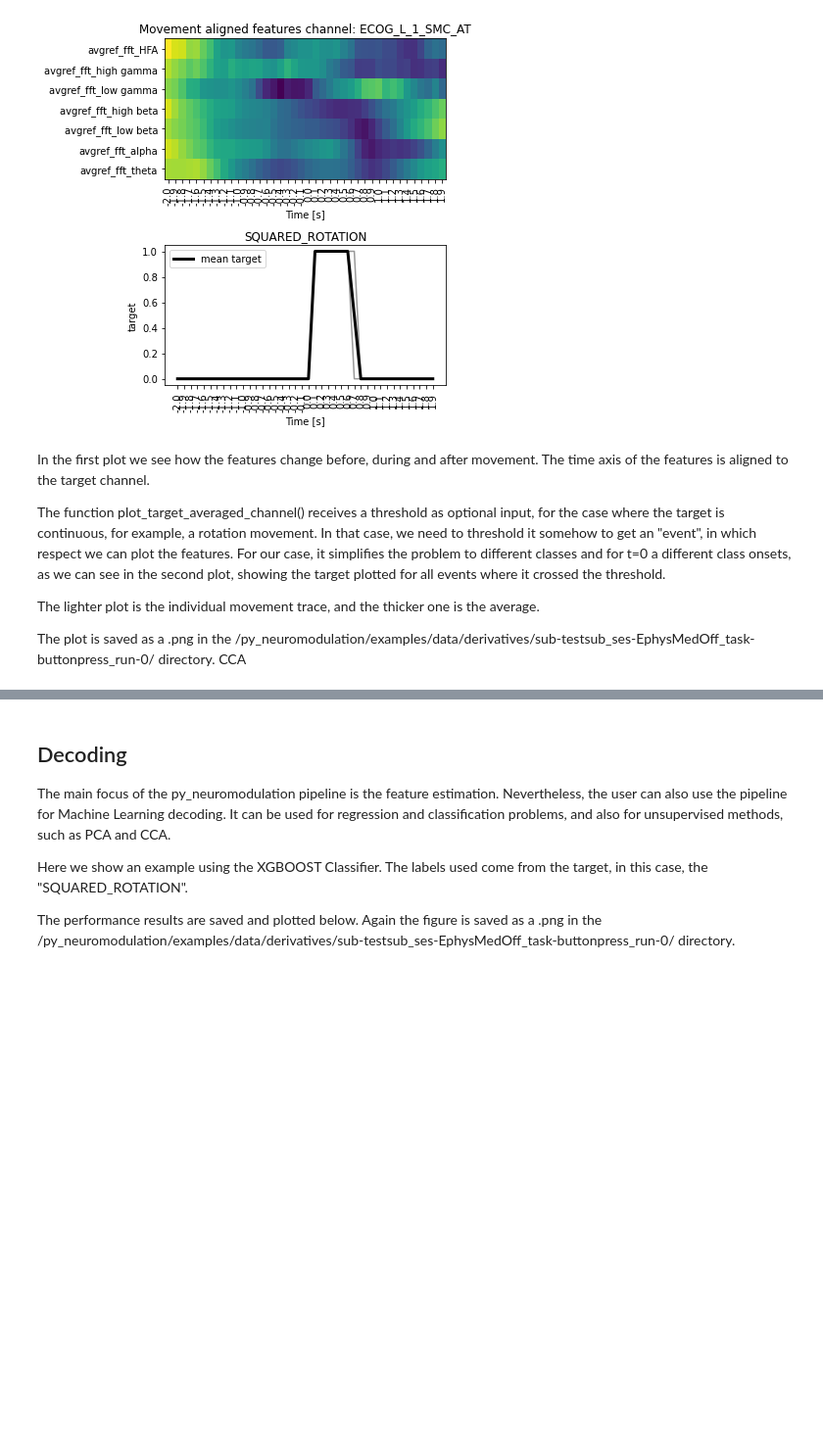
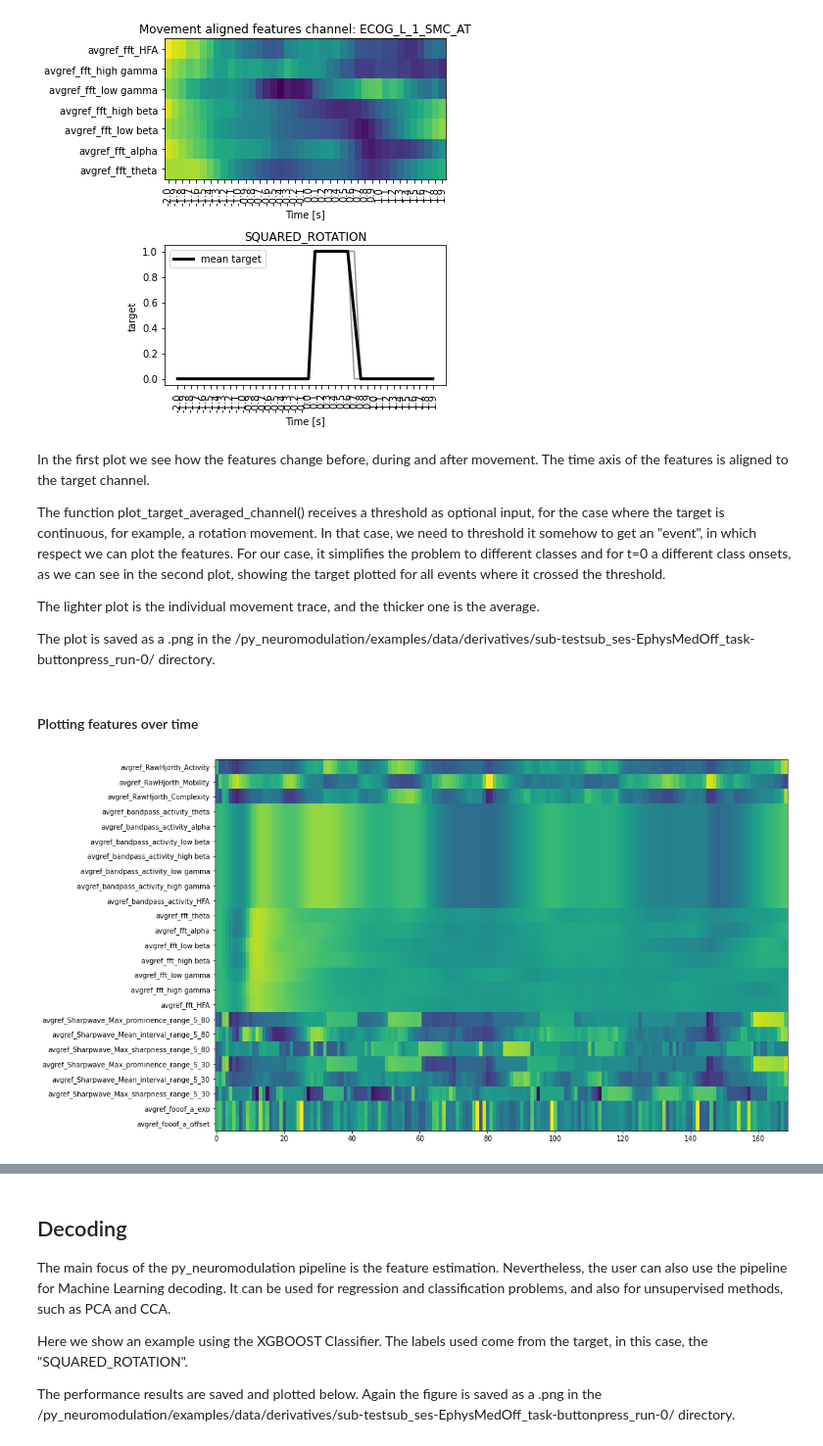
Before and after one commit to neuromodulation/py_neuromodulation, a Jupyter notebook: examples/example_BIDS.ipynb, the cells around one changed output, grey strips where cells are left out. Shown at 98% size. Drawn from its saved outputs; the diff is of its cells as text; code cells hidden in the pictures; blank space fills up the shorter version.

```diff
--- a/examples/example_BIDS.ipynb
+++ b/examples/example_BIDS.ipynb
@@ -198,4 +264,19 @@ The function plot_target_averaged_channel() receives a threshold as optional inp
 The lighter plot is the individual movement trace, and the thicker one is the average.
 
 The plot is saved as a .png in the /py_neuromodulation/examples/data/derivatives/sub-testsub_ses-EphysMedOff_task-buttonpress_run-0/ directory.
-CCA
+# %% [markdown]
+#### Plotting features over time
+# %%
+# We arbitrarily decided to plot the features from the first ECoG channel
+ch_name = 'ECOG_L_1_SMC_AT'
+# In order to make nice labels in the y axis we do:
+feature_names = list(feature_reader.feature_arr.filter(regex='ECOG_L_1_SMC_AT')[1:].columns)
+feature_col_name = [
+    i[len(ch_name) + 1 :] for i in feature_names if ch_name in i
+]
+plt.figure(figsize=(15,10))
+# Here we remove the first data point from all features, because the normalization only starts in the second data point.
+plt.imshow(feature_reader.feature_arr.filter(regex=ch_name)[1:].T, aspect='auto')
+plt.yticks(np.arange(0, len(feature_names), 1), feature_col_name);
+# %% [output]
+[figure, added]
```
Also changed, not shown: parts of 13 cells of this notebook.
